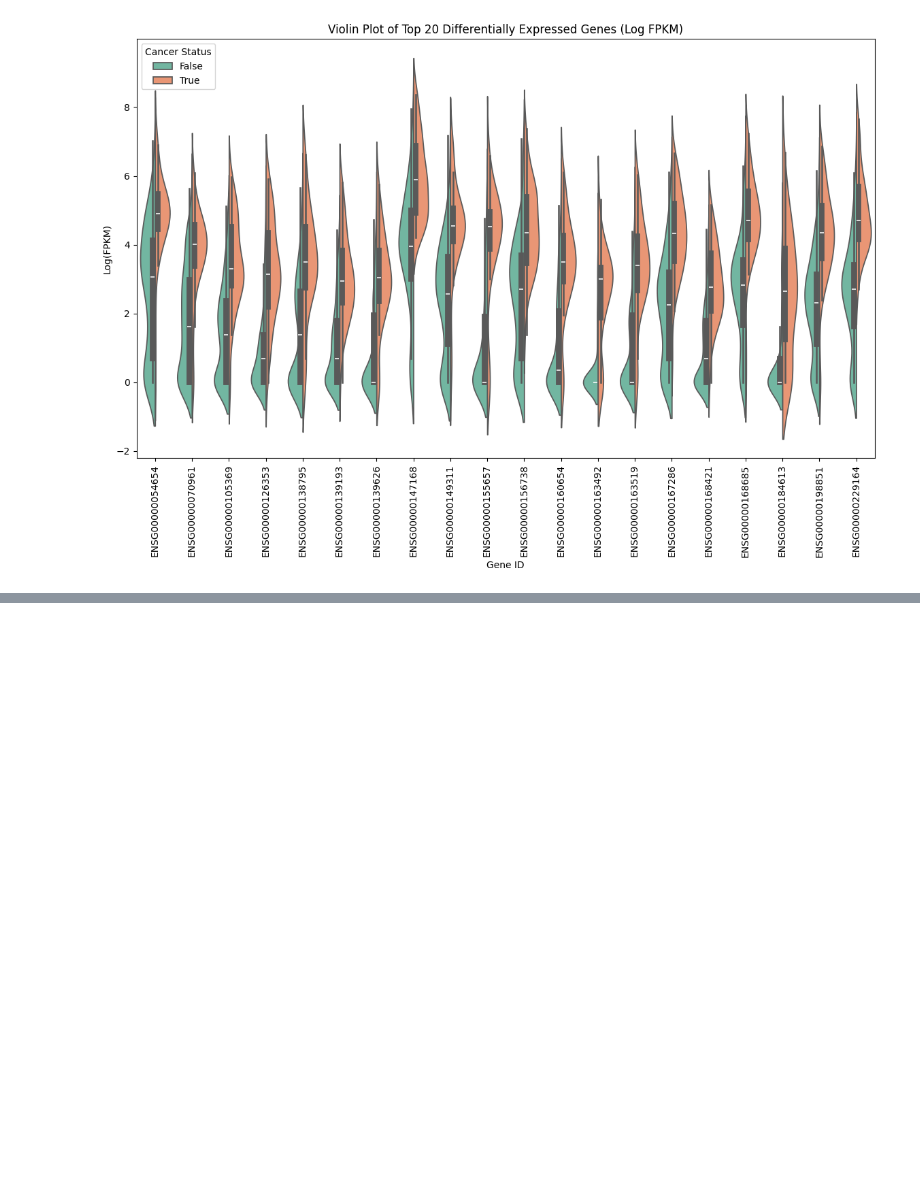
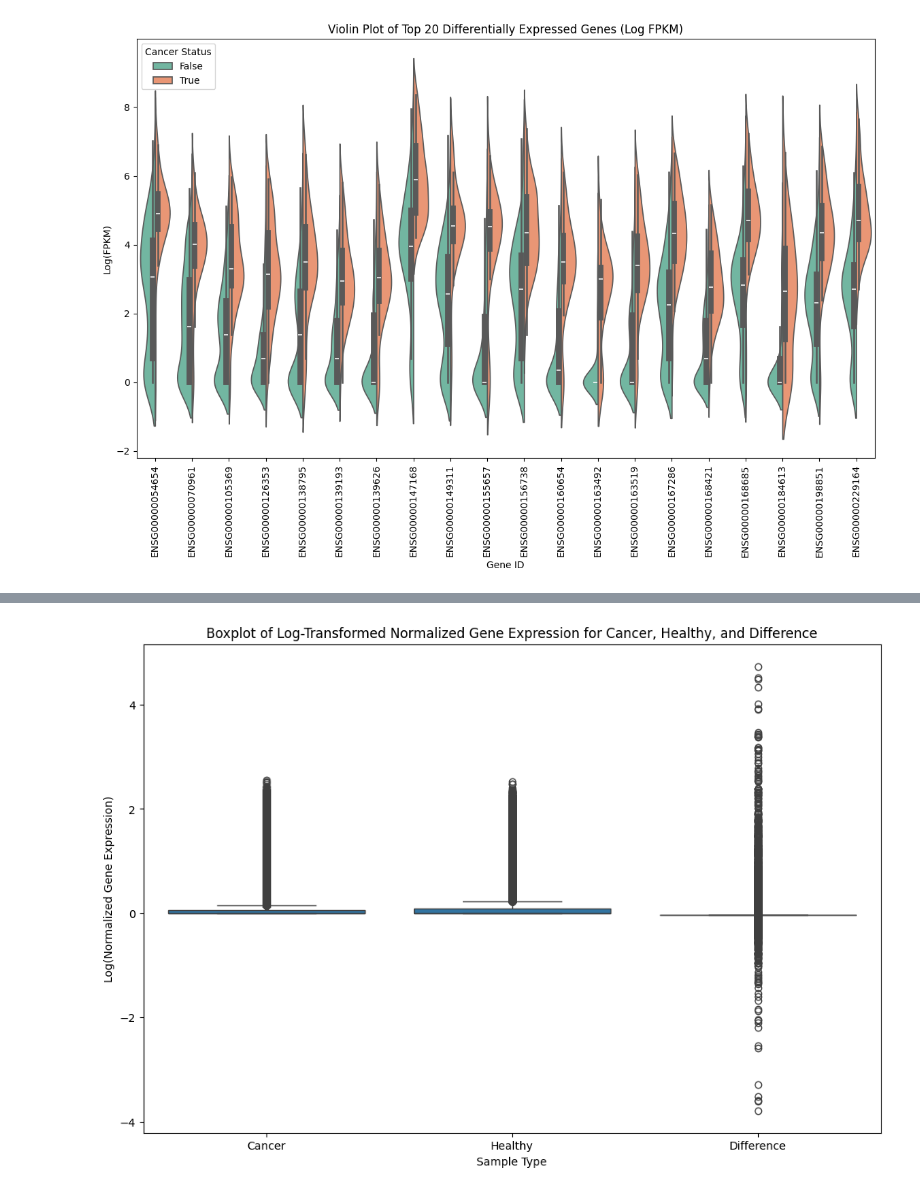
Before and after one commit to Swatkats13/CS506_Final_Project, a Jupyter notebook: data_processing.ipynb, the cells around one changed output, grey strips where cells are left out. Drawn from its saved outputs; the diff is of its cells as text; code cells hidden in the pictures; blank space fills up the shorter version.

```diff
--- a/data_processing.ipynb
+++ b/data_processing.ipynb
@@ -317,0 +351,24 @@ The `scale` parameter has been renamed and will be removed in v0.15.0. Pass `den
+# %%
+# Transform the normalized gene expression values to log space
+# Adding a small value to avoid log(0)
+log_cancer_expression = np.log1p(cancer_log_mean_expression)
+log_healthy_expression = np.log1p(healthy_log_mean_expression)
+log_gene_expression_difference_normalized = np.log1p(gene_expression_difference_normalized)
+
+# Combine the data into a single DataFrame for plotting
+data = {
+    'Log Expression': np.concatenate([log_cancer_expression, log_healthy_expression, log_gene_expression_difference_normalized]),
+    'Type': ['Cancer'] * len(log_cancer_expression) + ['Healthy'] * len(log_healthy_expression) + ['Difference'] * len(log_gene_expression_difference_normalized)
+}
+
+df = pd.DataFrame(data)
+
+# Draw the boxplots
+plt.figure(figsize=(12, 8))
+sns.boxplot(x='Type', y='Log Expression', data=df)
+plt.xlabel('Sample Type')
+plt.ylabel('Log(Normalized Gene Expression)')
+plt.title('Boxplot of Log-Transformed Normalized Gene Expression for Cancer, Healthy, and Difference')
+plt.show()
+# %% [output]
+[figure, added]
```
Also changed, not shown: parts of 2 cells of this notebook.
